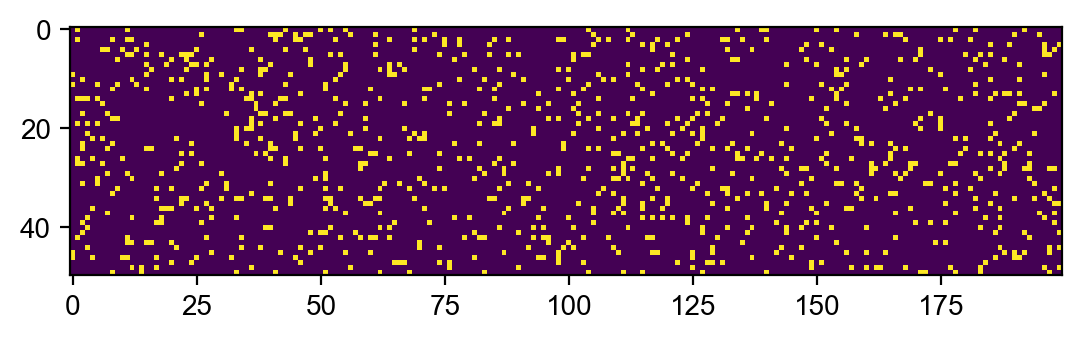
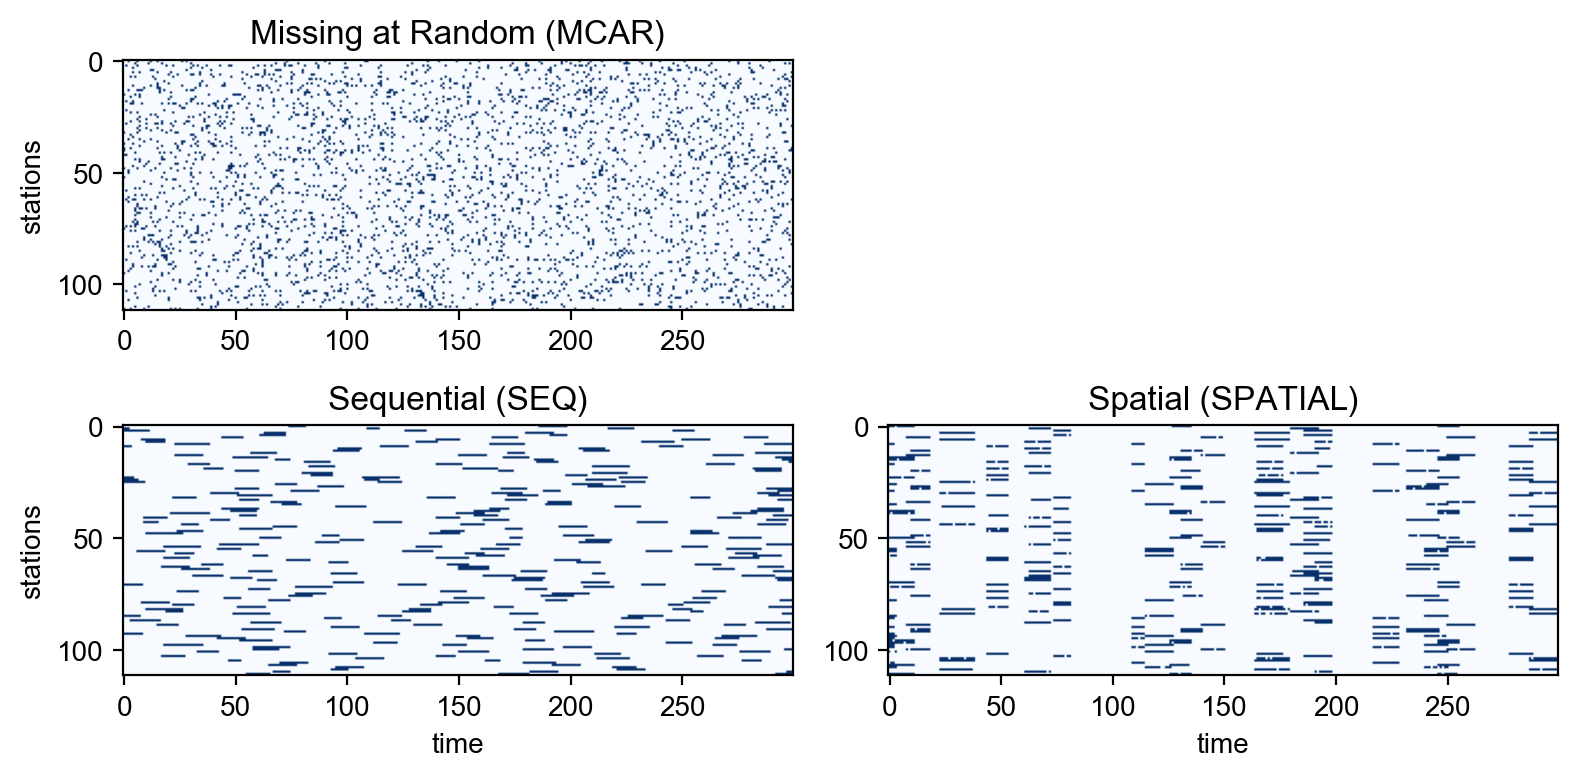
Code edit (unified diff) that turned the first committed figure into the second:
--- before
+++ after
@@ -1,3 +1,24 @@
-mask = mask_mcar()
-plt.imshow(mask.reshape(50,200))
+S_cluster = pd.read_csv('data/processed/all_stations.csv')['cluster'].tolist()
+
+mask1 = mask_mcar() # mcar
+mask2 = mask_seq() # seq
+mask3 = mask_spatial(S_cluster=S_cluster) # spatial
+
+# 3行1列 只有最后一个有x轴，叫time；y轴都有，叫stations，标题分别为mcar, seq, spatial
+a, b = 3500, 3800
+plt.figure(figsize=(8, 4))
+plt.subplot(2, 2, 1)
+plt.imshow(mask1[:, a:b], cmap='Blues')   # 更柔和的灰度
+plt.title('Missing at Random (MCAR)')
+plt.ylabel('stations')
+plt.subplot(2, 2, 3)
+plt.imshow(mask2[:, a:b], cmap='Blues')
+plt.title('Sequential (SEQ)')
+plt.xlabel('time')
+plt.ylabel('stations')
+plt.subplot(2, 2, 4)
+plt.imshow(mask3[:, a:b], cmap='Blues')
+plt.title('Spatial (SPATIAL)')
+plt.xlabel('time')
+plt.tight_layout()
 plt.show()

Commit: 完成mcar/seq/spatial的缺失值构建代码